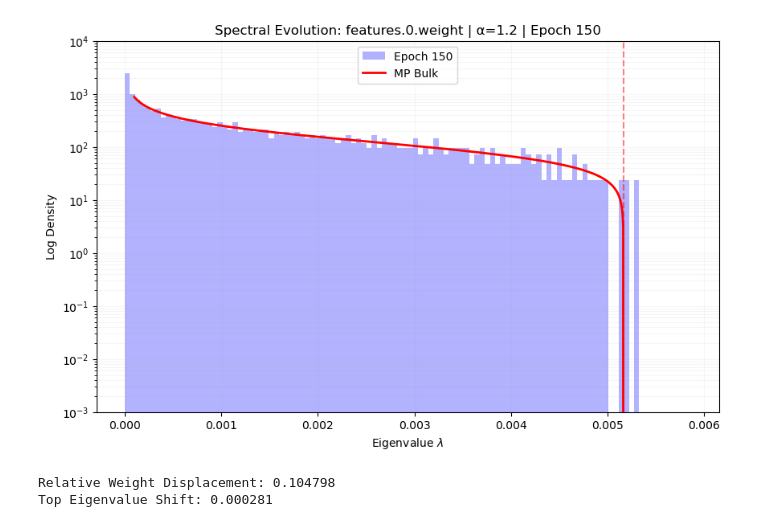
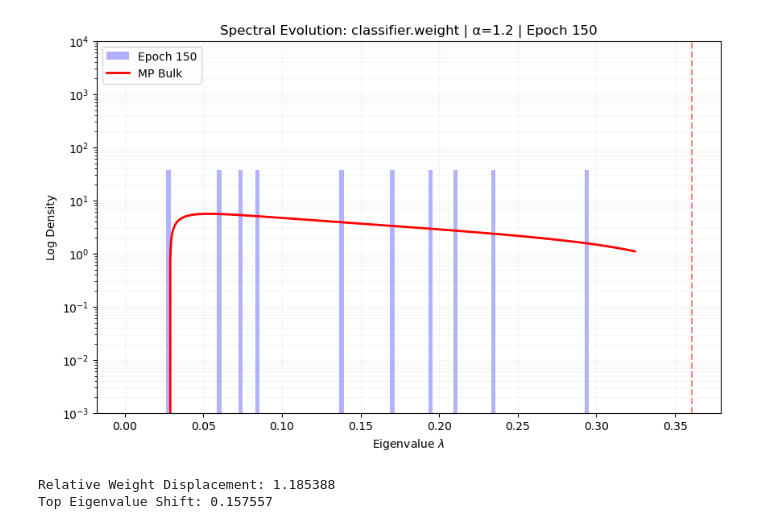
Before and after one commit to YiHaoFromEarth/ht-initialisation-dynamics, a Jupyter notebook: plots.ipynb, the cells around one changed output. Saved outputs shown, nothing was run; the diff lists cells and outputs as text; code cells hidden in the pictures.

```diff
--- a/plots.ipynb
+++ b/plots.ipynb
@@ -2,9 +2,8 @@
 import torch
 import numpy as np
 import matplotlib.pyplot as plt
-import pandas as pd
 from pathlib import Path
-from src import get_singular_values, plot_esd_with_theory, marchenko_pastur_pdf
+from src import get_singular_values, marchenko_pastur_pdf
 
 def plot_esd_with_theory(eigenvalues, N, M, title="Empirical Spectral Density"):
     """
@@ -41,8 +40,8 @@ def plot_esd_with_theory(eigenvalues, N, M, title="Empirical Spectral Density"):
 
 # 1. Setup paths to your successful runs
 # Replace these with your actual folder names from the console output
-HT_PATH = Path("training_runs/mlp_mnist/HT_alpha_1.2/GeneralMLP_LR0.001_BS128_20260221_130323_s0")
-GAUSS_PATH = Path("training_runs/mlp_mnist/Gaussian_Baseline/GeneralMLP_LR0.001_BS128_20260221_130451_s0")
+HT_PATH = Path("training_runs/mlp784_mnist/HT_alpha_1.2/GeneralMLP_LR0.001_BS128_20260221_130323_s0")
+GAUSS_PATH = Path("training_runs/mlp784_mnist/Gaussian_Baseline/GeneralMLP_LR0.001_BS128_20260221_130451_s0")
 
 def load_weights(path):
     checkpoint = torch.load(path / "final_model.pth")
@@ -54,7 +53,7 @@ gauss_weights = load_weights(GAUSS_PATH)
 
 # We'll focus on the first hidden layer: 'fc1.weight' (or similar in your GeneralMLP)
 # Check ht_weights.keys() if you're unsure of the name
-layer_key = 'features.2.weight'
+layer_key = 'classifier.weight'
 
 W_ht = ht_weights[layer_key]
 W_ga = gauss_weights[layer_key]
@@ -95,8 +94,8 @@ from src import get_singular_values, marchenko_pastur_pdf
 from IPython.display import clear_output, display
 
 # 1. Config
-RUN_DIR = Path("training_runs/mlp_mnist/Gaussian_Baseline/GeneralMLP_LR0.001_BS128_20260221_130451_s0")
-LAYER_KEY = 'features.0.weight'
+RUN_DIR = Path("training_runs/mlp32_mnist/HT_alpha_1.2/GeneralMLP_LR0.001_BS128_20260222_113516_s0")
+LAYER_KEY = 'classifier.weight'
 EPOCHS = range(0, 160, 10)  # Matches your saving frequency
 
 def get_evs_from_epoch(epoch):
@@ -139,33 +138,33 @@ for epoch in EPOCHS:
         # Scaling
         plt.yscale('log')
         plt.ylim(1e-3, 1e4)
         plt.title(f"Spectral Evolution: {LAYER_KEY} | α=1.2 | Epoch {epoch}")
         plt.xlabel("Eigenvalue $\lambda$")
         plt.ylabel("Log Density")
         plt.legend()
         plt.grid(True, which='both', alpha=0.1)
 
         display(plt.gcf()) # Explicitly show the figure
         plt.close() # Close to free memory
 
     except Exception as e:
         print(f"Error at epoch {epoch}: {e}")
 
 # Compare Epoch 0 to Epoch 150
 W_init = torch.load(RUN_DIR / "checkpoints/weights_epoch_0.pth")[LAYER_KEY]
 W_final = torch.load(RUN_DIR / "checkpoints/weights_epoch_150.pth")[LAYER_KEY]
 
 # 1. Check weight displacement
 dist = torch.norm(W_final - W_init) / torch.norm(W_init)
 print(f"Relative Weight Displacement: {dist.item():.6f}")
 
 # 2. Check the Top Outlier movement
 evs_0 = get_singular_values(W_init)
 evs_150 = get_singular_values(W_final)
 
 shift = np.max(evs_150) - np.max(evs_0)
 print(f"Top Eigenvalue Shift: {shift:.6f}")
 # %% [output]
-[figure, old version]
+[figure, new version]
-Relative Weight Displacement: 0.104798
-Top Eigenvalue Shift: 0.000281
+Relative Weight Displacement: 1.185388
+Top Eigenvalue Shift: 0.157557
```
Also changed, not shown: parts of 2 cells of this notebook, 36 other files.
